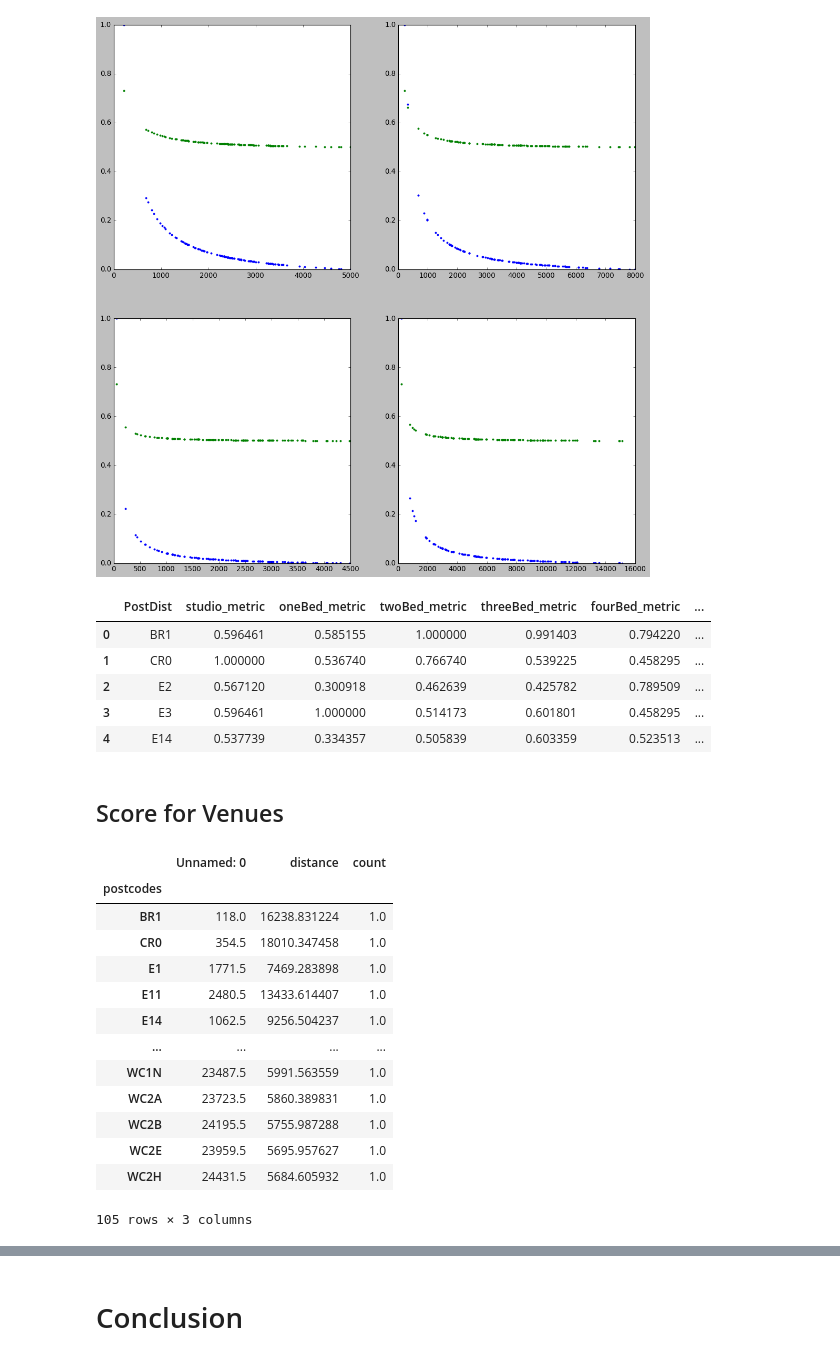
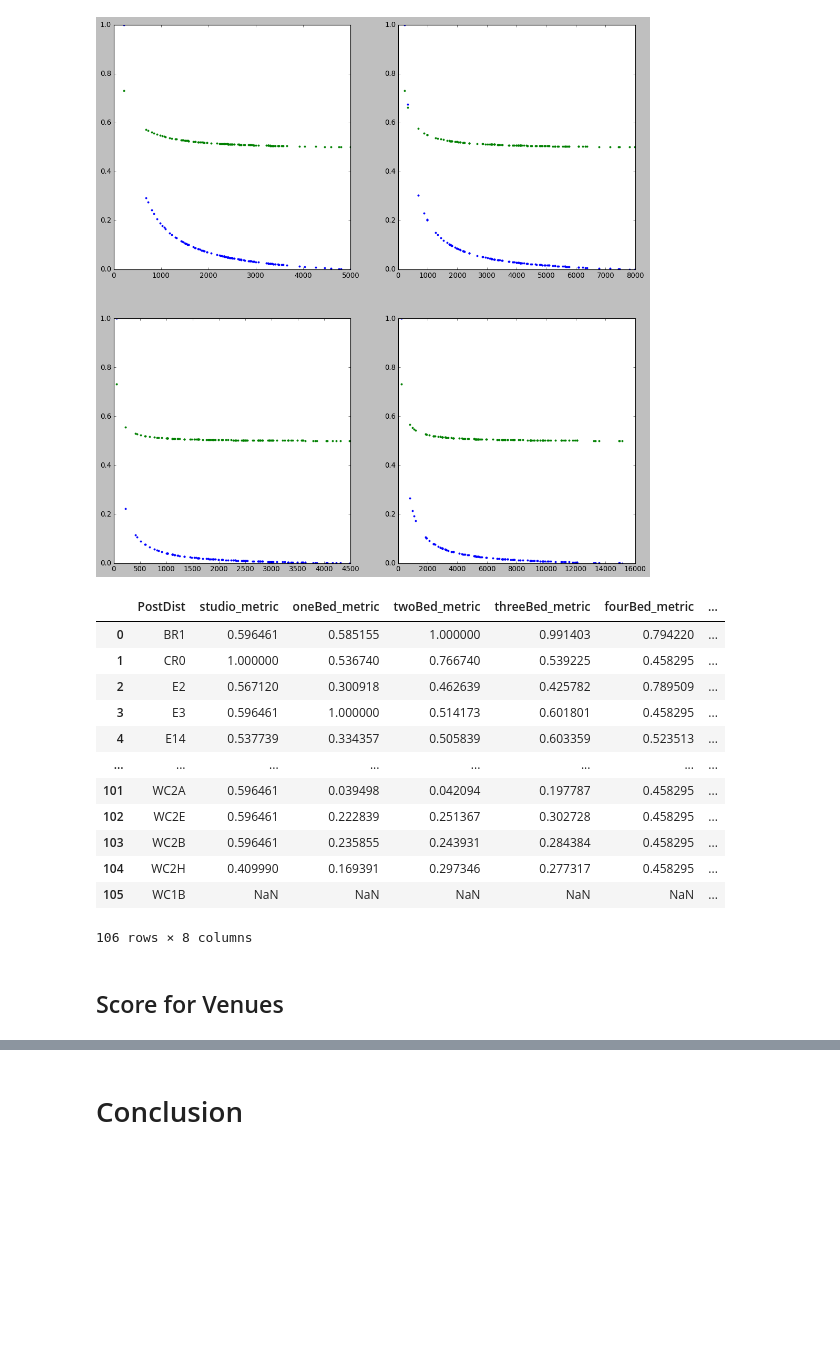
Before and after one commit to namiyousef/Coursera_Capstone, a Jupyter notebook: Capstone Notebooks/FinalCapstone_5_Analysis.ipynb, the cells around one changed output, grey strips where cells are left out. Saved outputs shown, nothing was run; the diff lists cells and outputs as text; code cells hidden in the pictures; blank space fills up the shorter version.

```diff
--- a/Capstone Notebooks/FinalCapstone_5_Analysis.ipynb
+++ b/Capstone Notebooks/FinalCapstone_5_Analysis.ipynb
@@ -634,5 +634,8 @@ df_final.tail(5)
 | WC2H | 172.0 | 430.0 | 549.5 | 678.5 | 1118.0 | 803.0 | 1300.0 | 51.514284 | -0.125525 | ... |
 # %%
 df_travel = pd.read_csv("../Data/dataframes/df_travel.csv")
-
+df_final = pd.read_csv("../Data/dataframes/df_final.csv")
 df_venues = pd.read_csv("../Data/dataframes/df_venues.csv")
+print(df_travel.shape)
+print(df_final.shape)
+print(df_venues.shape)
@@ -701,7 +709,7 @@ df_final
 # %% [markdown]
 # Scoring transport time
 # %%
-df_temp = df_travel
+df_temp = df_travel.copy()
 
 def sigmoid(x):
     """
@@ -787,33 +808,40 @@ df_scaled[['studio_metric',
                                        'Two Beds',
                                        'Three Beds',
                                        'Four Beds',
                                        'Five Beds',
                                        'postdist_distanceMetric']]
 
 df_scaled[['studio_metric',
            'oneBed_metric',
            'twoBed_metric',
            'threeBed_metric',
            'fourBed_metric',
            'fiveBed_metric',
            'distance_Metic'
           ]] = scaler.fit_transform(np.asarray(
     df_scaled[['studio_metric',
            'oneBed_metric',
            'twoBed_metric',
            'threeBed_metric',
            'fourBed_metric',
            'fiveBed_metric',
            'distance_Metic'
           ]]
 ))
-df_scaled.head()
+df_scaled
 # %% [output]
 |  | PostDist | studio_metric | oneBed_metric | twoBed_metric | threeBed_metric | fourBed_metric | ... |
 | 0 | BR1 | 0.596461 | 0.585155 | 1.000000 | 0.991403 | 0.794220 | ... |
 | 1 | CR0 | 1.000000 | 0.536740 | 0.766740 | 0.539225 | 0.458295 | ... |
 | 2 | E2 | 0.567120 | 0.300918 | 0.462639 | 0.425782 | 0.789509 | ... |
 | 3 | E3 | 0.596461 | 1.000000 | 0.514173 | 0.601801 | 0.458295 | ... |
 | 4 | E14 | 0.537739 | 0.334357 | 0.505839 | 0.603359 | 0.523513 | ... |
+| ... | ... | ... | ... | ... | ... | ... | ... |
+| 101 | WC2A | 0.596461 | 0.039498 | 0.042094 | 0.197787 | 0.458295 | ... |
+| 102 | WC2E | 0.596461 | 0.222839 | 0.251367 | 0.302728 | 0.458295 | ... |
+| 103 | WC2B | 0.596461 | 0.235855 | 0.243931 | 0.284384 | 0.458295 | ... |
+| 104 | WC2H | 0.409990 | 0.169391 | 0.297346 | 0.277317 | 0.458295 | ... |
+| 105 | WC1B | NaN | NaN | NaN | NaN | NaN | ... |
+106 rows × 8 columns
 # %% [markdown]
 ## Score for Venues
@@ -826,17 +847,0 @@ df_grouped_mean = df_venues.groupby('postcodes').mean()
-# %%
-df_grouped_mean
-# %% [output]
-|  | Unnamed: 0 | distance | count |
-| postcodes |  |  |  |
-| BR1 | 118.0 | 16238.831224 | 1.0 |
-| CR0 | 354.5 | 18010.347458 | 1.0 |
-| E1 | 1771.5 | 7469.283898 | 1.0 |
-| E11 | 2480.5 | 13433.614407 | 1.0 |
-| E14 | 1062.5 | 9256.504237 | 1.0 |
-| ... | ... | ... | ... |
-| WC1N | 23487.5 | 5991.563559 | 1.0 |
-| WC2A | 23723.5 | 5860.389831 | 1.0 |
-| WC2B | 24195.5 | 5755.987288 | 1.0 |
-| WC2E | 23959.5 | 5695.957627 | 1.0 |
-| WC2H | 24431.5 | 5684.605932 | 1.0 |
-105 rows × 3 columns
```
Also changed, not shown: parts of 16 cells of this notebook.
